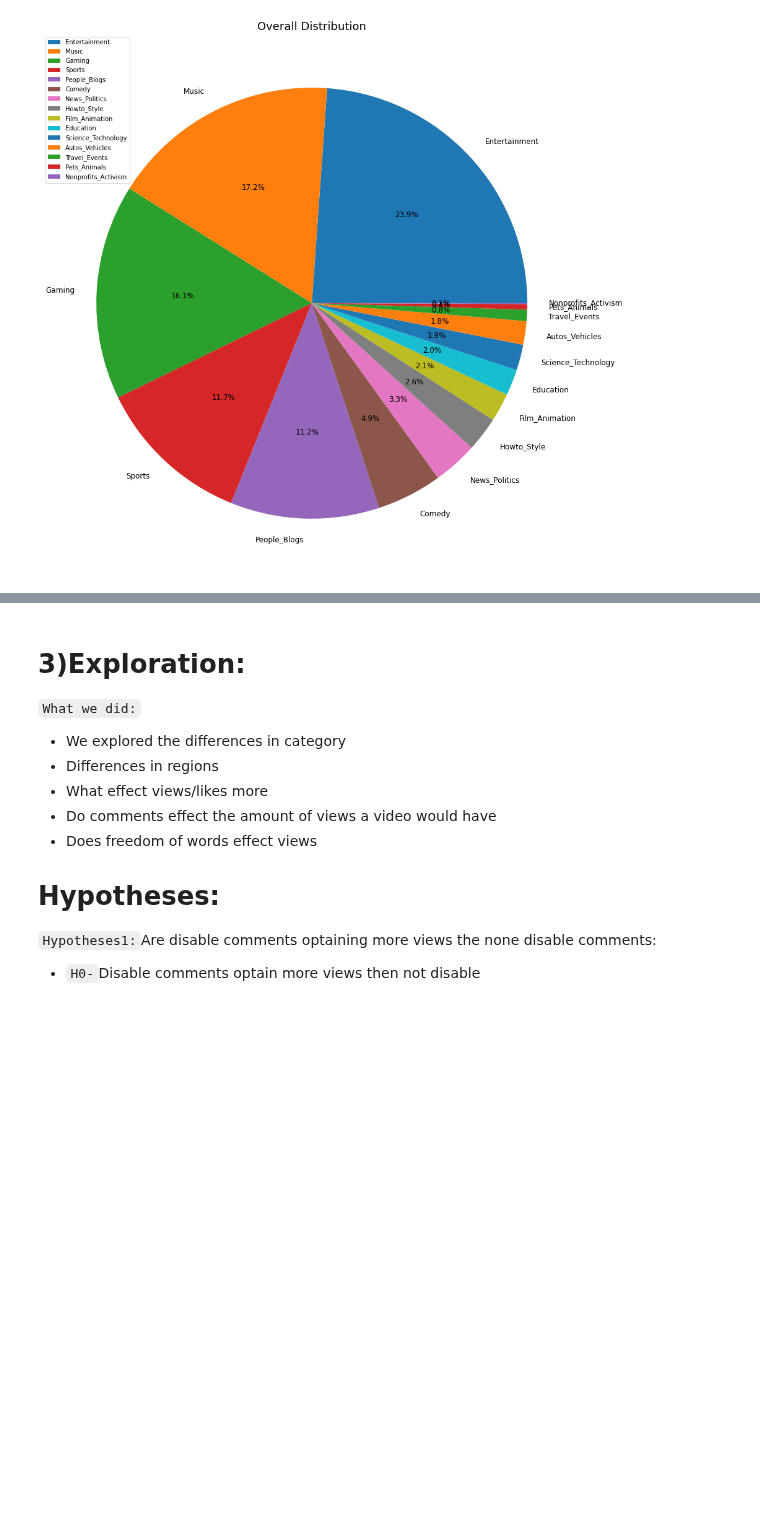
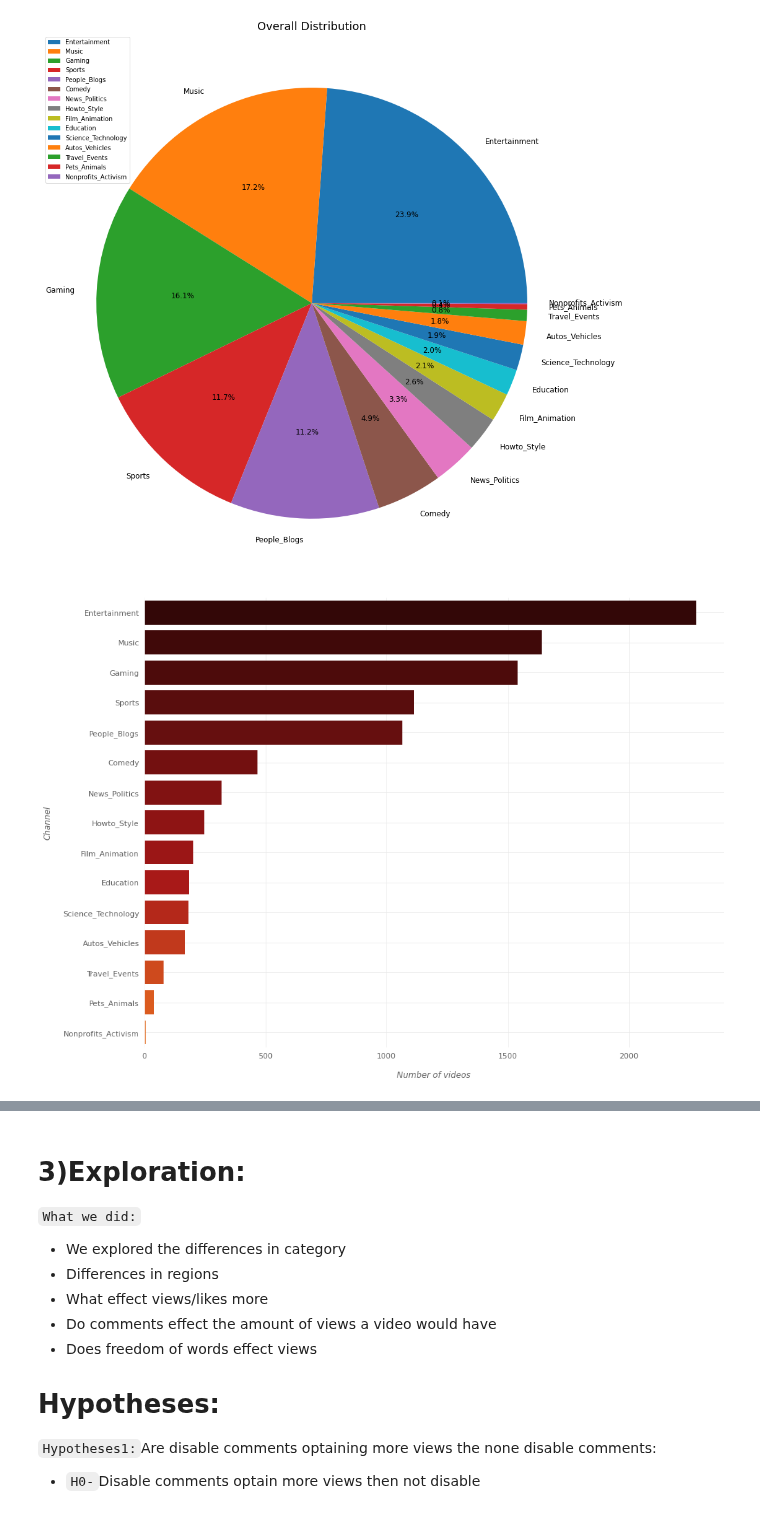
Before and after one commit to Youtube-Data-Analysis/top_200, a Jupyter notebook: final_exploration.ipynb, the cells around one changed output, grey strips where cells are left out. Saved outputs shown, nothing was run; the diff lists cells and outputs as text; code cells hidden in the pictures; blank space fills up the shorter version.

```diff
--- a/final_exploration.ipynb
+++ b/final_exploration.ipynb
@@ -75,6 +75,10 @@ train.shape,validate.shape,test.shape
 category_views(df)
 # %% [output]
 [figure]
+# %%
+graph_overall(df)
+# %% [output]
+[figure, added]
 # %% [markdown]
 # Dictianary
 # Data Dictionary
```
Also changed, not shown: parts of 11 cells of this notebook, 1 other file.
